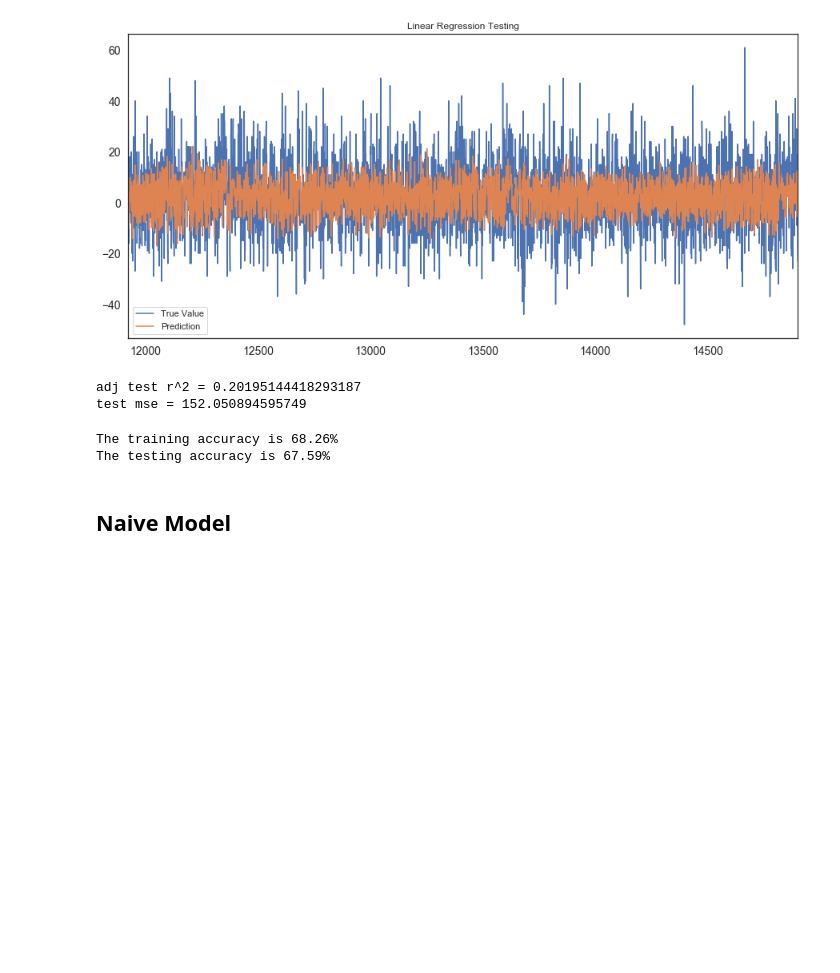
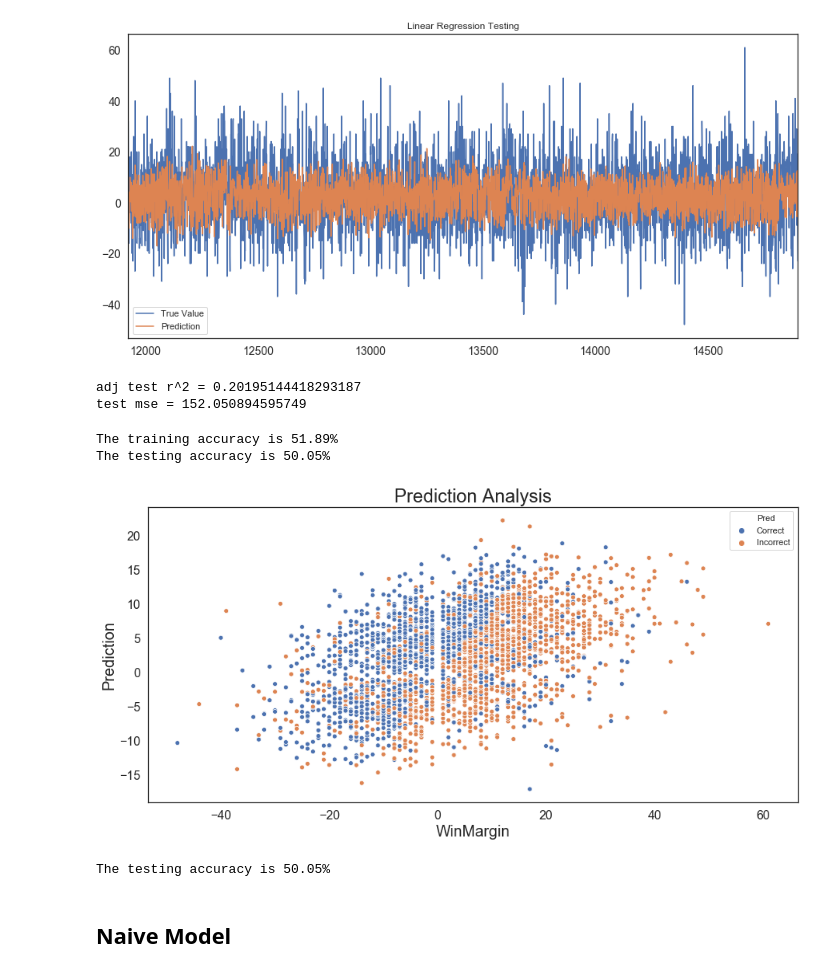
Before and after one commit to SidTheKid007/NBA-Gambling, a Jupyter notebook: NBA Betting Predictions (Regression).ipynb, the cells around one changed output. Cells and saved outputs as stored; diff of their text form; code cells hidden in the pictures; blank space fills up the shorter version.

```diff
--- a/NBA Betting Predictions (Regression).ipynb
+++ b/NBA Betting Predictions (Regression).ipynb
@@ -180,24 +192,40 @@ train mse = 136.32735768711683
 adj test r^2 = 0.20195144418293187
 test mse = 152.050894595749
 # %%
-from sklearn.metrics import accuracy_score
 train_y3 = train_y2.copy(deep=True)
 test_y3 = test_y2.copy(deep=True)
-train_y3.loc[train_y3['prediction'] > train_x['average'], 'PredOver'] = 1
-train_y3.loc[train_y3['prediction'] <= train_x['average'], 'PredOver'] = 0
-train_y3.loc[train_y3['WinMargin'] > train_x['average'], 'Over'] = 1
-train_y3.loc[train_y3['WinMargin'] <= train_x['average'], 'Over'] = 0
-test_y3.loc[test_y3['prediction'] > test_x['average'], 'PredOver'] = 1
-test_y3.loc[test_y3['prediction'] <= test_x['average'], 'PredOver'] = 0
-test_y3.loc[test_y3['WinMargin'] > test_x['average'], 'Over'] = 1
-test_y3.loc[test_y3['WinMargin'] <= test_x['average'], 'Over'] = 0
+train_y3['average'] = sc3.inverse_transform(train_x['average'])
+test_y3['average'] = sc3.inverse_transform(test_x['average'])
+train_y3.loc[train_y3['prediction'] > train_y3['average'], 'PredOver'] = 1
+train_y3.loc[train_y3['prediction'] <= train_y3['average'], 'PredOver'] = 0
+train_y3.loc[train_y3['WinMargin'] > train_y3['average'], 'Over'] = 1
+train_y3.loc[train_y3['WinMargin'] <= train_y3['average'], 'Over'] = 0
+test_y3.loc[test_y3['prediction'] > test_y3['average'], 'PredOver'] = 1
+test_y3.loc[test_y3['prediction'] <= test_y3['average'], 'PredOver'] = 0
+test_y3.loc[test_y3['WinMargin'] > test_y3['average'], 'Over'] = 1
+test_y3.loc[test_y3['WinMargin'] <= test_y3['average'], 'Over'] = 0
 trainaccuracy =  accuracy_score(train_y3['PredOver'].values, train_y3['Over'].values) * 100
 print('The training accuracy is ' + str(round(trainaccuracy,2)) + '%')
 testaccuracy =  accuracy_score(test_y3['PredOver'].values, test_y3['Over'].values) * 100
 print('The testing accuracy is ' + str(round(testaccuracy,2)) + '%')
 # %% [output]
-The training accuracy is 68.26%
-The testing accuracy is 67.59%
+The training accuracy is 51.89%
+The testing accuracy is 50.05%
+# %%
+import seaborn as sns
+test_y3.loc[test_y3['PredOver'] == test_y3['Over'], 'Pred'] = 'Correct'
+test_y3.loc[test_y3['PredOver'] != test_y3['Over'], 'Pred'] = 'Incorrect'
+fig, ax1 = plt.subplots(figsize=(15, 7))
+ax = sns.scatterplot(x="WinMargin", y="prediction", hue="Pred", data=test_y3)
+ax.set_title("Prediction Analysis", fontsize=24)
+ax.set_xlabel("WinMargin",fontsize=20)
+ax.set_ylabel("Prediction",fontsize=20)
+ax.tick_params(labelsize=16)
+plt.show()
+print('The testing accuracy is ' + str(round(testaccuracy,2)) + '%')
+# %% [output]
+[figure, added]
+The testing accuracy is 50.05%
 # %% [markdown]
 ## Naive Model
 # %%
```
Also changed, not shown: parts of 24 cells of this notebook.
